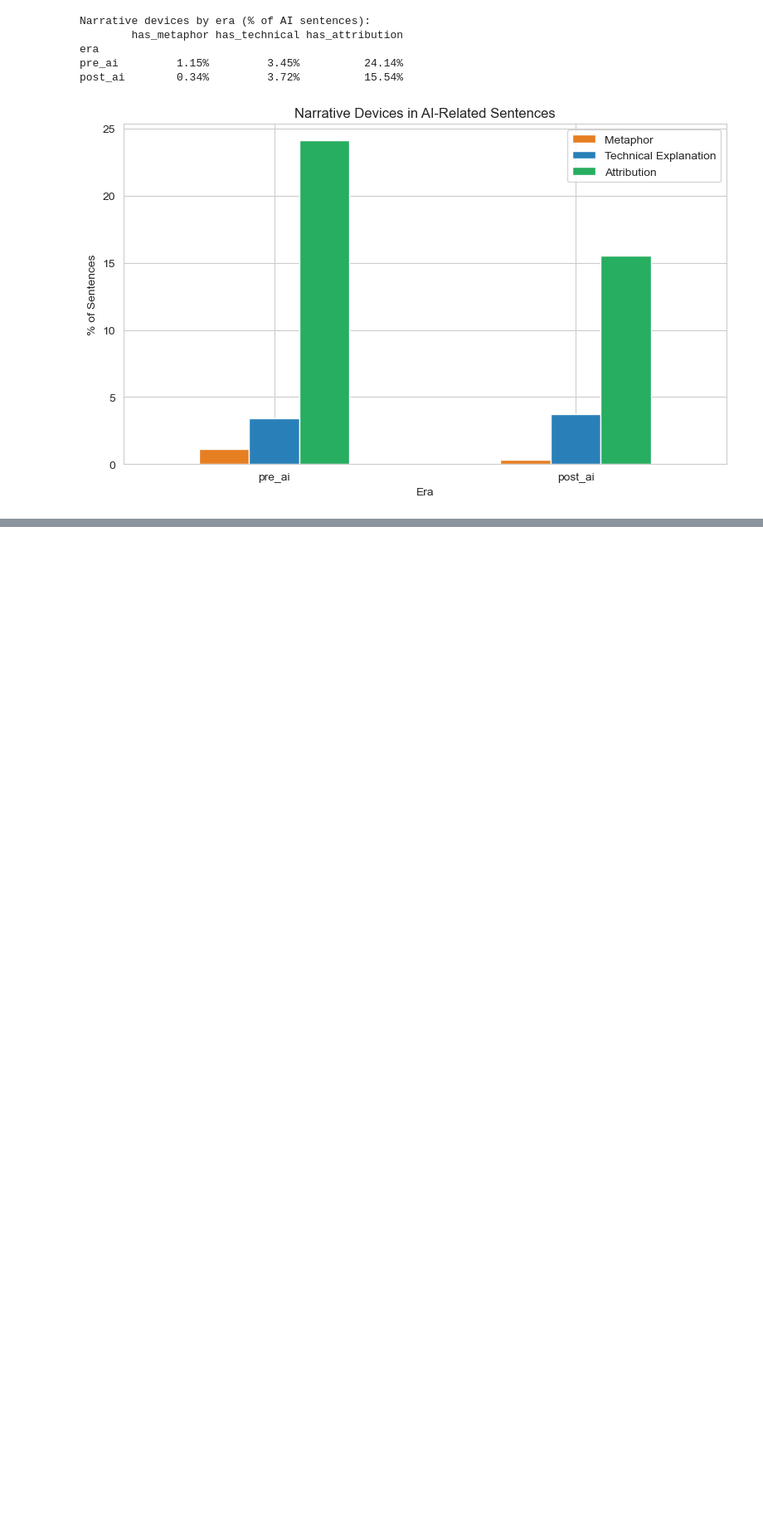
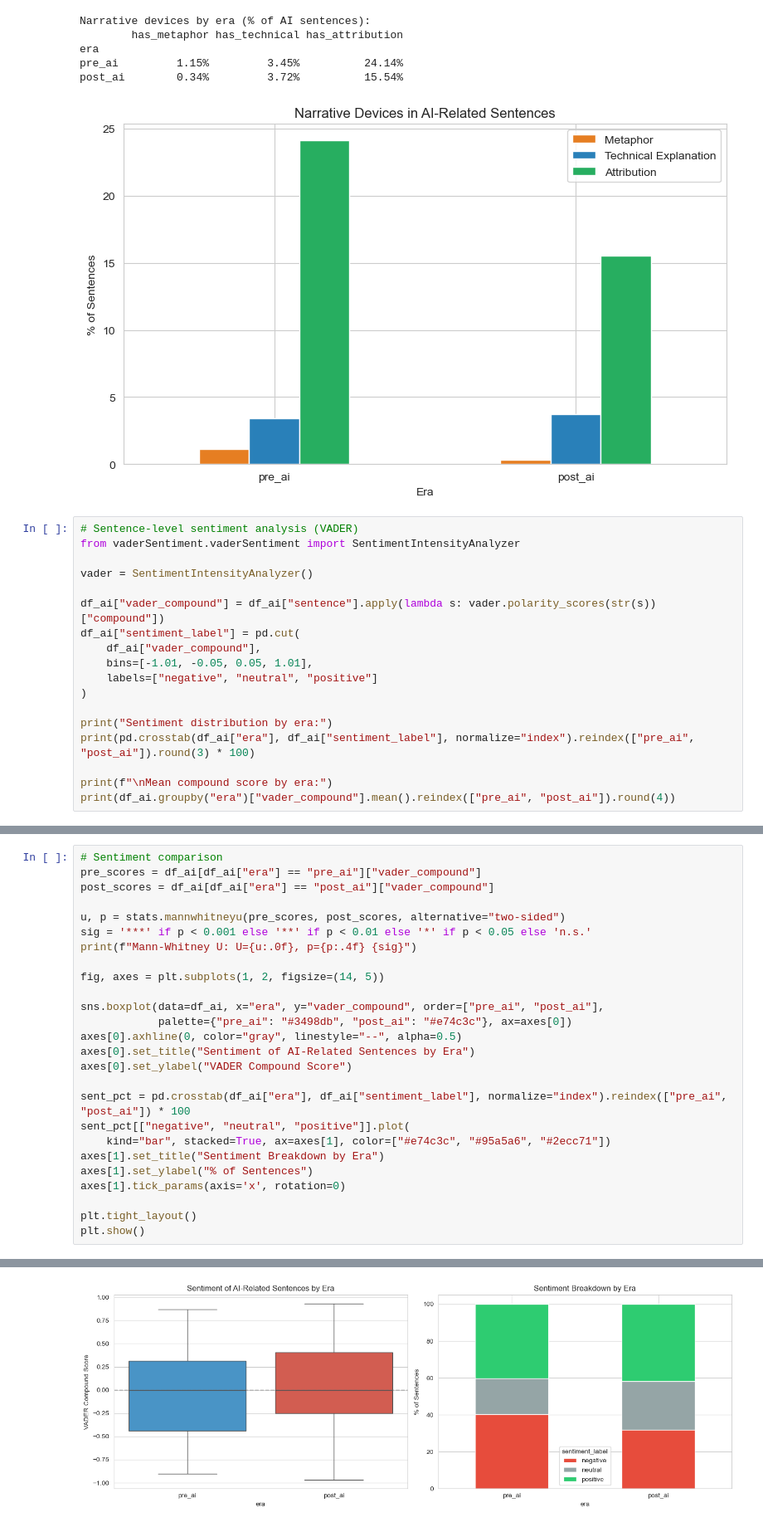
Before and after one commit to macs30122-winter26/final-project-error-502, a Jupyter notebook: scripts/extended_pipeline.ipynb, the cells around one changed output, grey strips where cells are left out. Shown at 83% size. Cells and saved outputs as stored; diff of their text form; blank space fills up the shorter version.

```diff
--- a/scripts/extended_pipeline.ipynb
+++ b/scripts/extended_pipeline.ipynb
@@ -490,3 +496,21 @@ era
 pre_ai         1.15%         3.45%          24.14%
 post_ai        0.34%         3.72%          15.54%
 [figure]
+# %%
+# Sentence-level sentiment analysis (VADER)
+from vaderSentiment.vaderSentiment import SentimentIntensityAnalyzer
+
+vader = SentimentIntensityAnalyzer()
+
+df_ai["vader_compound"] = df_ai["sentence"].apply(lambda s: vader.polarity_scores(str(s))["compound"])
+df_ai["sentiment_label"] = pd.cut(
+    df_ai["vader_compound"],
+    bins=[-1.01, -0.05, 0.05, 1.01],
+    labels=["negative", "neutral", "positive"]
+)
+
+print("Sentiment distribution by era:")
+print(pd.crosstab(df_ai["era"], df_ai["sentiment_label"], normalize="index").reindex(["pre_ai", "post_ai"]).round(3) * 100)
+
+print(f"\nMean compound score by era:")
+print(df_ai.groupby("era")["vader_compound"].mean().reindex(["pre_ai", "post_ai"]).round(4))
@@ -492,0 +529,27 @@ post_ai        0.34%         3.72%          15.54%
+# %%
+# Sentiment comparison
+pre_scores = df_ai[df_ai["era"] == "pre_ai"]["vader_compound"]
+post_scores = df_ai[df_ai["era"] == "post_ai"]["vader_compound"]
+
+u, p = stats.mannwhitneyu(pre_scores, post_scores, alternative="two-sided")
+sig = '***' if p < 0.001 else '**' if p < 0.01 else '*' if p < 0.05 else 'n.s.'
+print(f"Mann-Whitney U: U={u:.0f}, p={p:.4f} {sig}")
+
+fig, axes = plt.subplots(1, 2, figsize=(14, 5))
+
+sns.boxplot(data=df_ai, x="era", y="vader_compound", order=["pre_ai", "post_ai"],
+            palette={"pre_ai": "#3498db", "post_ai": "#e74c3c"}, ax=axes[0])
+axes[0].axhline(0, color="gray", linestyle="--", alpha=0.5)
+axes[0].set_title("Sentiment of AI-Related Sentences by Era")
+axes[0].set_ylabel("VADER Compound Score")
+
+sent_pct = pd.crosstab(df_ai["era"], df_ai["sentiment_label"], normalize="index").reindex(["pre_ai", "post_ai"]) * 100
+sent_pct[["negative", "neutral", "positive"]].plot(
+    kind="bar", stacked=True, ax=axes[1], color=["#e74c3c", "#95a5a6", "#2ecc71"])
+axes[1].set_title("Sentiment Breakdown by Era")
+axes[1].set_ylabel("% of Sentences")
+axes[1].tick_params(axis='x', rotation=0)
+
+plt.tight_layout()
+plt.show()
+# %% [output]
@@ -492,0 +560 @@ post_ai        0.34%         3.72%          15.54%
+[figure, added]
```
Also changed, not shown: parts of 6 cells of this notebook.
